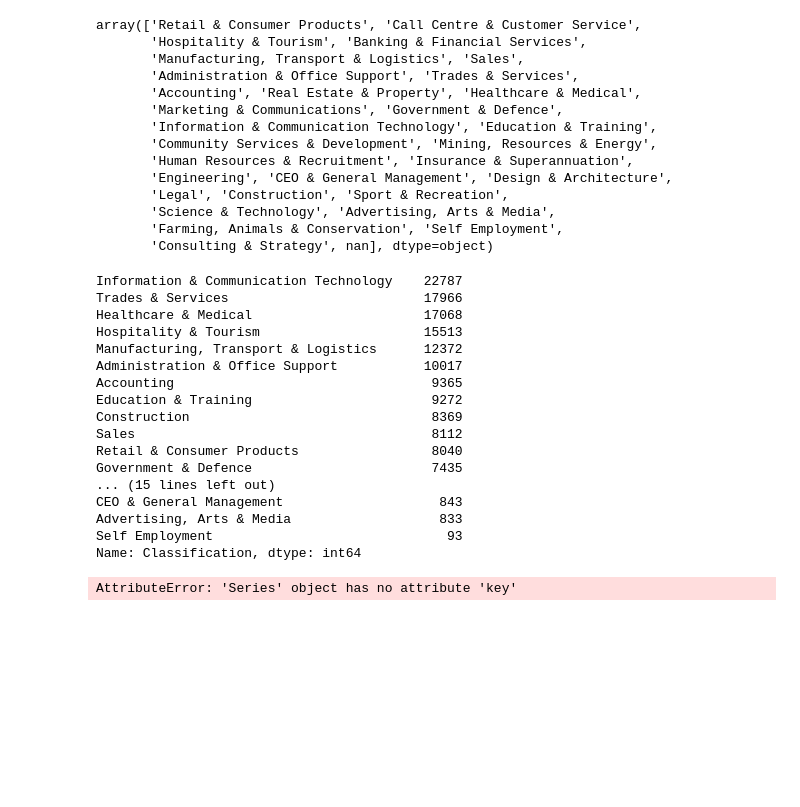
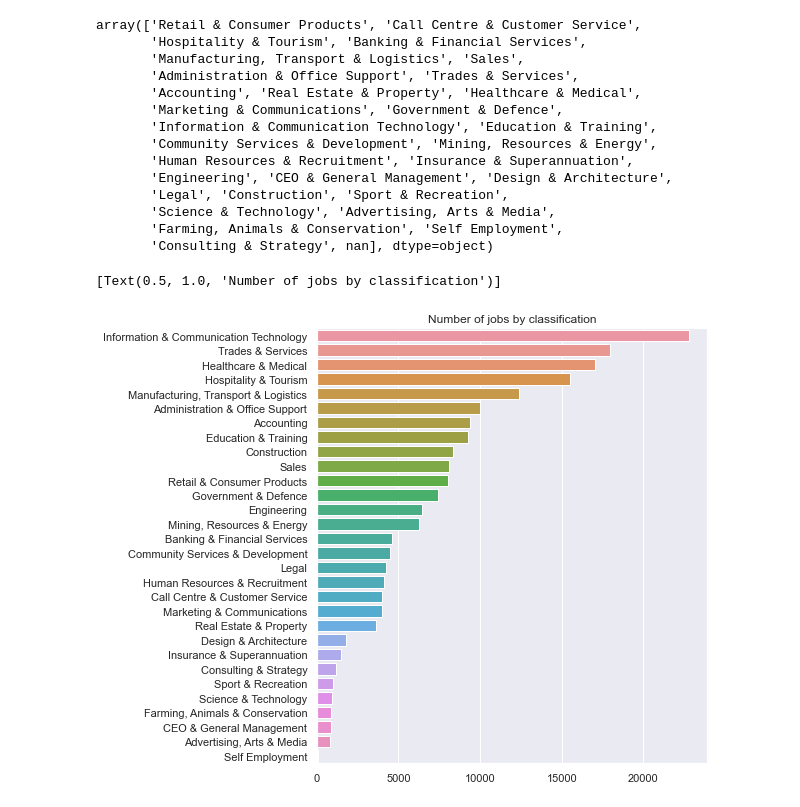
Before and after one commit to NguyenQuangHuy1305/DataAnalytics, a Jupyter notebook: assignment/assignment123.ipynb, the cells around one changed output. Cells and saved outputs as stored; diff of their text form; code cells hidden in the pictures; blank space fills up the shorter version.

```diff
--- a/assignment/assignment123.ipynb
+++ b/assignment/assignment123.ipynb
@@ -437,32 +438,15 @@ array(['Retail & Consumer Products', 'Call Centre & Customer Service',
        'Science & Technology', 'Advertising, Arts & Media',
        'Farming, Animals & Conservation', 'Self Employment',
        'Consulting & Strategy', nan], dtype=object)
-# %%
-data.Classification.value_counts().sort_values(ascending=False)
-# %% [output]
-Information & Communication Technology    22787
-Trades & Services                         17966
-Healthcare & Medical                      17068
-Hospitality & Tourism                     15513
-Manufacturing, Transport & Logistics      12372
-Administration & Office Support           10017
-Accounting                                 9365
-Education & Training                       9272
-Construction                               8369
-Sales                                      8112
-Retail & Consumer Products                 8040
-Government & Defence                       7435
-... (15 lines left out)
-CEO & General Management                    843
-Advertising, Arts & Media                   833
-Self Employment                              93
-Name: Classification, dtype: int64
-# %%
-count = data.Classification.value_counts().key()
-
-# plt.barh(data.Classification.value_counts())
-
-# plt.title("Number of jobs of each type")
-# plt.show()
-# %% [output]
-AttributeError: 'Series' object has no attribute 'key'
+# %%
+# get the index (classification) and the values (classification count) from the panda series
+job_sectors=data.Classification.value_counts().sort_values(ascending=False).index
+job_sectors_count=data.Classification.value_counts().sort_values(ascending=False).values
+
+# changing the sns figure size
+sns.set(rc={'figure.figsize':(7,8)})
+
+sns.barplot(x=job_sectors_count, y=job_sectors).set(title="Number of jobs by classification")
+# %% [output]
+[Text(0.5, 1.0, 'Number of jobs by classification')]
+[figure, added]
```
Also changed, not shown: parts of 17 cells of this notebook, 1 other file.
